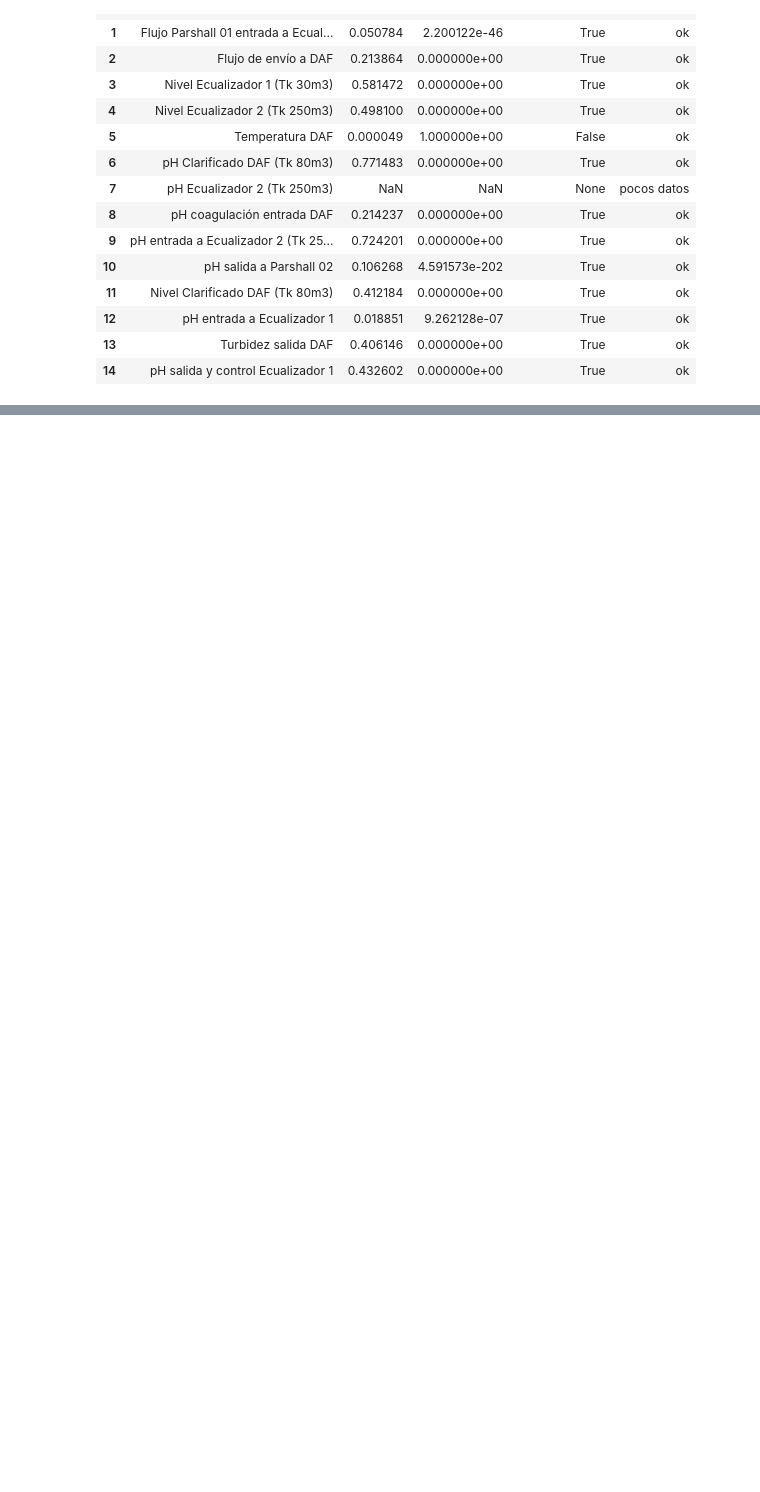
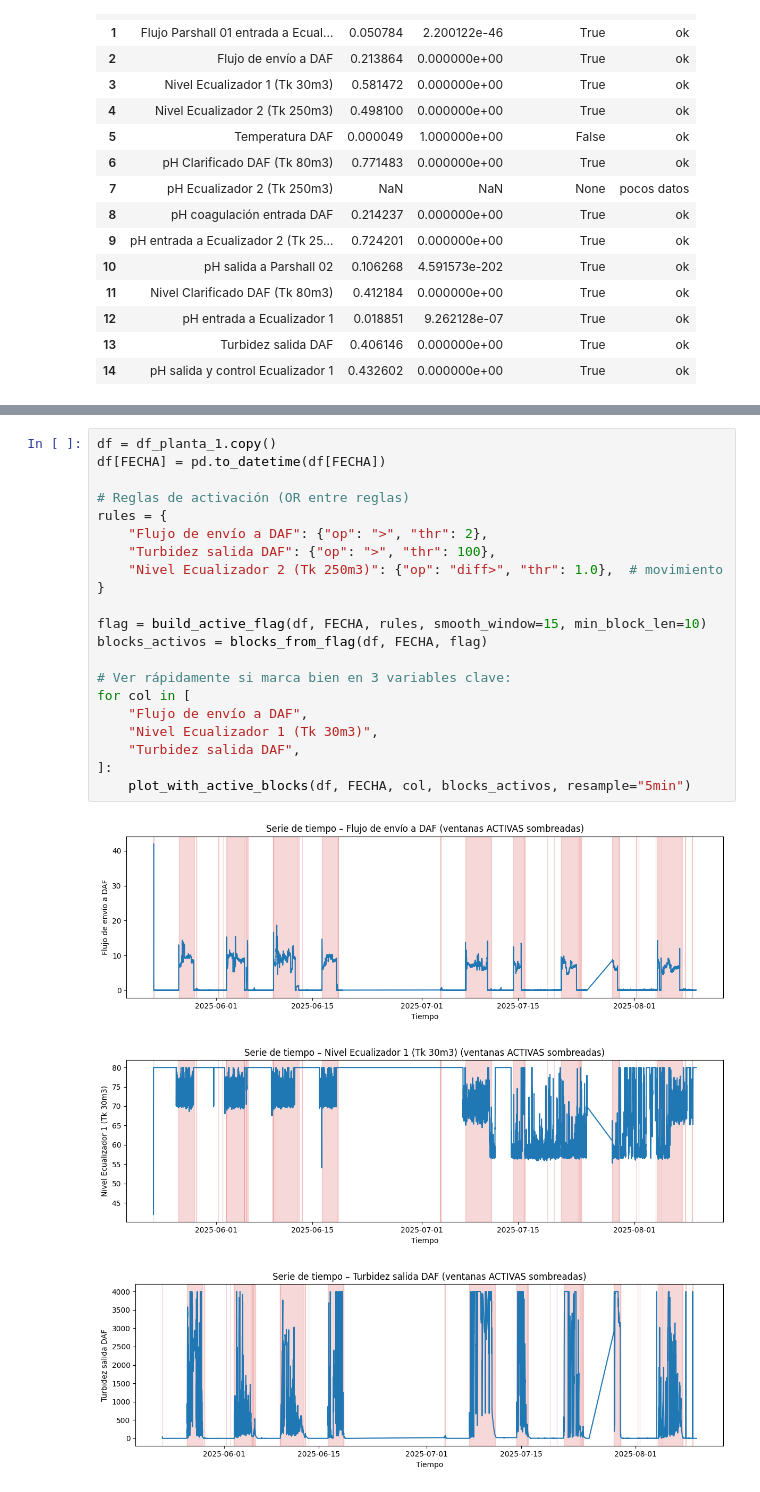
Before and after one commit to fchiapped/Proyecto-Grado, a Jupyter notebook: Analisis/drift.ipynb, the cells around one changed output, grey strips where cells are left out. Saved outputs shown, nothing was run; the diff lists cells and outputs as text; blank space fills up the shorter version.

```diff
--- a/Analisis/drift.ipynb
+++ b/Analisis/drift.ipynb
@@ -110,0 +162,25 @@ for var in top_vars:
+# %%
+df = df_planta_1.copy()
+df[FECHA] = pd.to_datetime(df[FECHA])
+
+# Reglas de activación (OR entre reglas)
+rules = {
+    "Flujo de envío a DAF": {"op": ">", "thr": 2},
+    "Turbidez salida DAF": {"op": ">", "thr": 100},
+    "Nivel Ecualizador 2 (Tk 250m3)": {"op": "diff>", "thr": 1.0},  # movimiento
+}
+
+flag = build_active_flag(df, FECHA, rules, smooth_window=15, min_block_len=10)
+blocks_activos = blocks_from_flag(df, FECHA, flag)
+
+# Ver rápidamente si marca bien en 3 variables clave:
+for col in [
+    "Flujo de envío a DAF",
+    "Nivel Ecualizador 1 (Tk 30m3)",
+    "Turbidez salida DAF",
+]:
+    plot_with_active_blocks(df, FECHA, col, blocks_activos, resample="5min")
+# %% [output]
+[figure, added]
+[figure, added]
+[figure, added]
```
Also changed, not shown: parts of 7 cells of this notebook, 1 other file.
